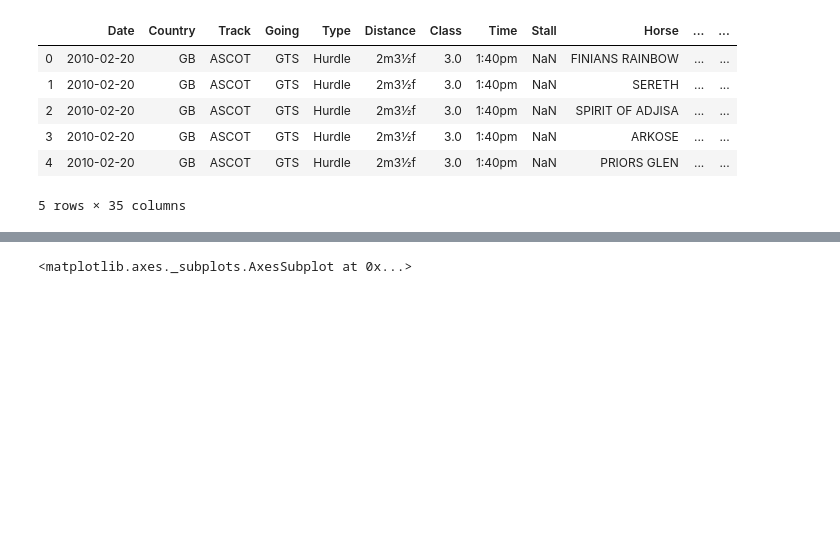
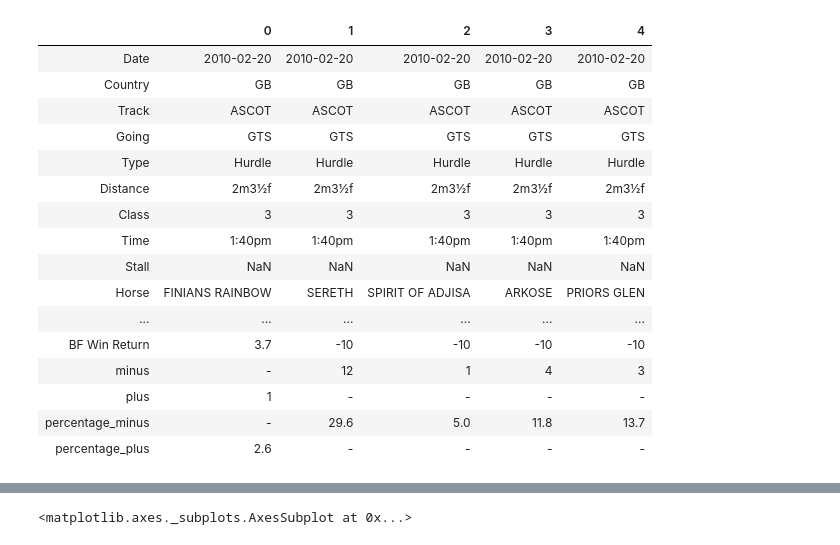
Before and after one commit to raphay3l/horses, a Jupyter notebook: EDA.ipynb, the cells around one changed output, grey strips where cells are left out. Drawn from its saved outputs; the diff is of its cells as text; code cells hidden in the pictures; blank space fills up the shorter version.

```diff
--- a/EDA.ipynb
+++ b/EDA.ipynb
@@ -17,12 +18,22 @@ columns = ['Date','Country','Track','Going','Type','Distance','Class','Time','St
 df = pd.read_csv(path + 'horses_clean.csv', index_col = 0)
 df.columns = columns
 # %%
-df.head()
+df.head().T
 # %% [output]
-|  | Date | Country | Track | Going | Type | Distance | Class | Time | Stall | Horse | ... | ... |
-| 0 | 2010-02-20 | GB | ASCOT | GTS | Hurdle | 2m3½f | 3.0 | 1:40pm | NaN | FINIANS RAINBOW | ... | ... |
-| 1 | 2010-02-20 | GB | ASCOT | GTS | Hurdle | 2m3½f | 3.0 | 1:40pm | NaN | SERETH | ... | ... |
-| 2 | 2010-02-20 | GB | ASCOT | GTS | Hurdle | 2m3½f | 3.0 | 1:40pm | NaN | SPIRIT OF ADJISA | ... | ... |
-| 3 | 2010-02-20 | GB | ASCOT | GTS | Hurdle | 2m3½f | 3.0 | 1:40pm | NaN | ARKOSE | ... | ... |
-| 4 | 2010-02-20 | GB | ASCOT | GTS | Hurdle | 2m3½f | 3.0 | 1:40pm | NaN | PRIORS GLEN | ... | ... |
+|  | 0 | 1 | 2 | 3 | 4 |
+| Date | 2010-02-20 | 2010-02-20 | 2010-02-20 | 2010-02-20 | 2010-02-20 |
+| Country | GB | GB | GB | GB | GB |
+| Track | ASCOT | ASCOT | ASCOT | ASCOT | ASCOT |
+| Going | GTS | GTS | GTS | GTS | GTS |
+| Type | Hurdle | Hurdle | Hurdle | Hurdle | Hurdle |
+| Distance | 2m3½f | 2m3½f | 2m3½f | 2m3½f | 2m3½f |
+| Class | 3 | 3 | 3 | 3 | 3 |
+| Time | 1:40pm | 1:40pm | 1:40pm | 1:40pm | 1:40pm |
+| Stall | NaN | NaN | NaN | NaN | NaN |
+| Horse | FINIANS RAINBOW | SERETH | SPIRIT OF ADJISA | ARKOSE | PRIORS GLEN |
+| ... | ... | ... | ... | ... | ... |
+| BF Win Return | 3.7 | -10 | -10 | -10 | -10 |
+| minus | - | 12 | 1 | 4 | 3 |
+| plus | 1 | - | - | - | - |
+| percentage_minus | - | 29.6 | 5.0 | 11.8 | 13.7 |
+| percentage_plus | 2.6 | - | - | - | - |
-5 rows × 35 columns
```
Also changed, not shown: parts of 10 cells of this notebook.
